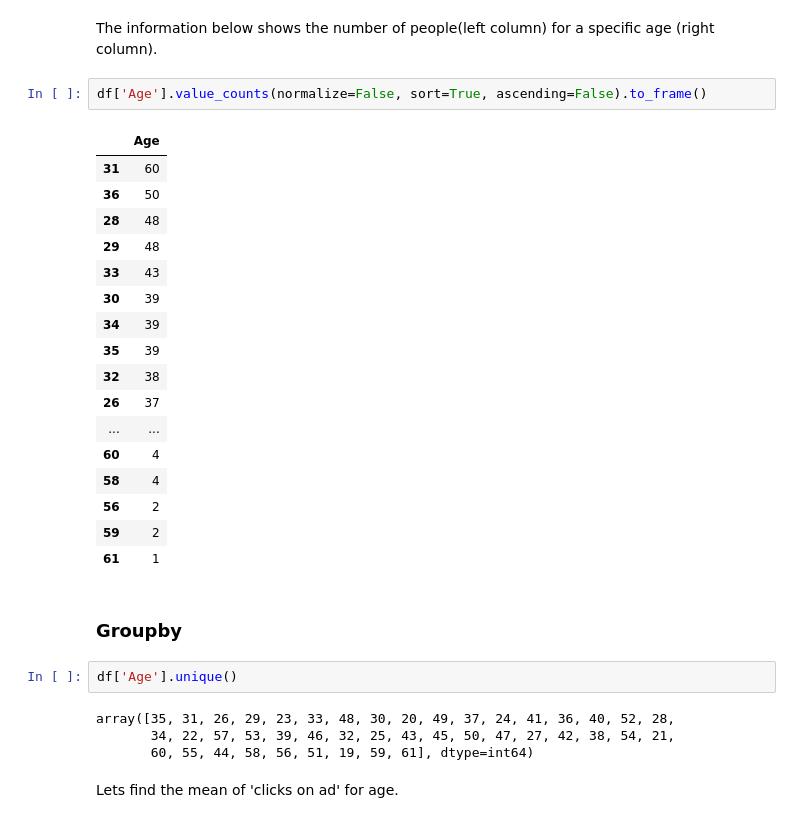
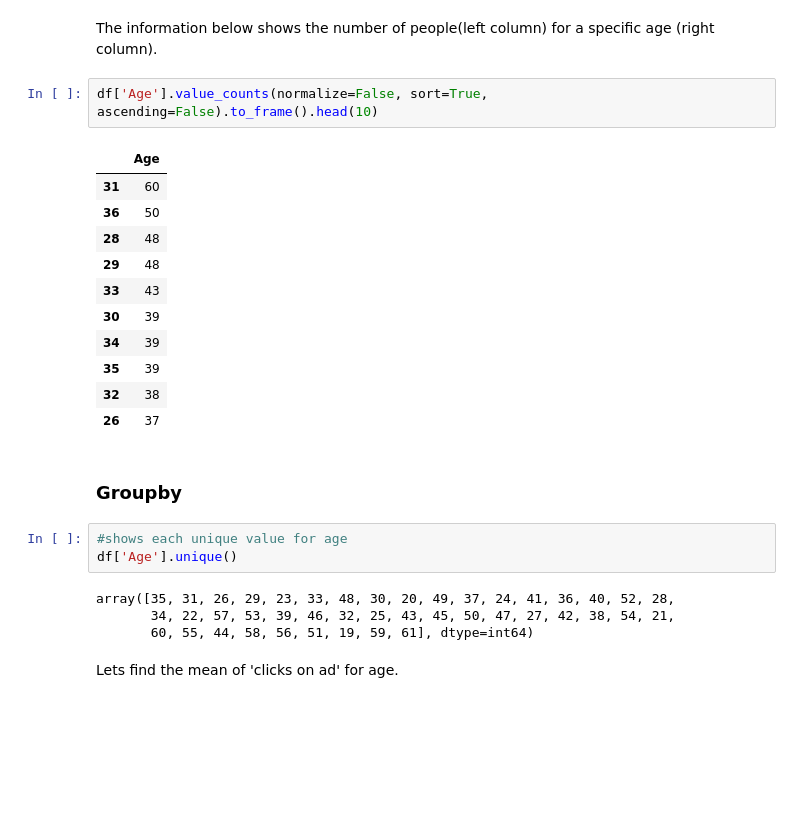
Before and after one commit to DanielDataScienceMurphy/MarketingCampaign, a Jupyter notebook: Marketing Campaign - Target Advertising.ipynb, the cells around one changed output. Cells and saved outputs as stored; diff of their text form; blank space fills up the shorter version.

```diff
--- a/Marketing Campaign - Target Advertising.ipynb
+++ b/Marketing Campaign - Target Advertising.ipynb
@@ -223,33 +280,28 @@ df.describe(include=['object'])
 # %% [markdown]
 The information below shows the number of people(left column) for a specific age (right column).
 # %%
-df['Age'].value_counts(normalize=False, sort=True, ascending=False).to_frame()
+df['Age'].value_counts(normalize=False, sort=True, ascending=False).to_frame().head(10)
 # %% [output]
 |  | Age |
 | 31 | 60 |
 | 36 | 50 |
 | 28 | 48 |
 | 29 | 48 |
 | 33 | 43 |
 | 30 | 39 |
 | 34 | 39 |
 | 35 | 39 |
 | 32 | 38 |
 | 26 | 37 |
-| ... | ... |
-| 60 | 4 |
-| 58 | 4 |
-| 56 | 2 |
-| 59 | 2 |
-| 61 | 1 |
 # %% [markdown]
 ### Groupby
-# %%
-df['Age'].unique()
-# %% [output]
-array([35, 31, 26, 29, 23, 33, 48, 30, 20, 49, 37, 24, 41, 36, 40, 52, 28,
-       34, 22, 57, 53, 39, 46, 32, 25, 43, 45, 50, 47, 27, 42, 38, 54, 21,
-       60, 55, 44, 58, 56, 51, 19, 59, 61], dtype=int64)
+# %%
+#shows each unique value for age
+df['Age'].unique()
+# %% [output]
+array([35, 31, 26, 29, 23, 33, 48, 30, 20, 49, 37, 24, 41, 36, 40, 52, 28,
+       34, 22, 57, 53, 39, 46, 32, 25, 43, 45, 50, 47, 27, 42, 38, 54, 21,
+       60, 55, 44, 58, 56, 51, 19, 59, 61], dtype=int64)
 # %% [markdown]
 Lets find the mean of 'clicks on ad' for age.
 # %%
```
Also changed, not shown: parts of 50 cells of this notebook.
